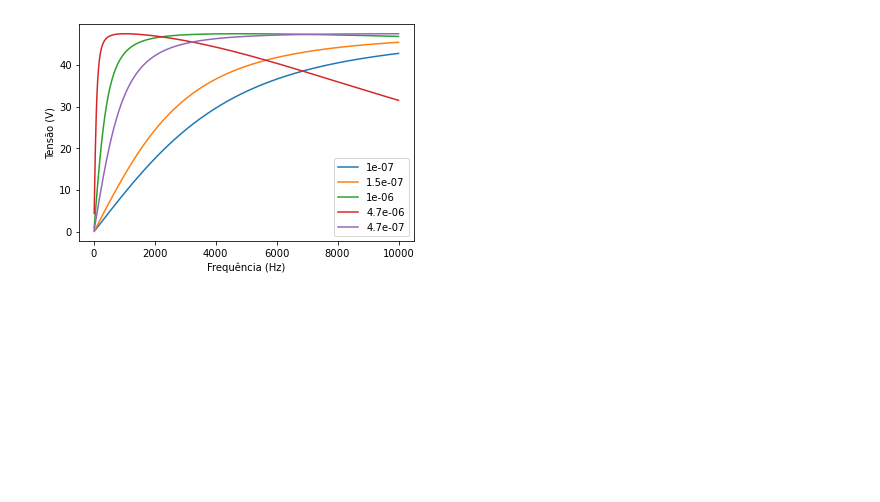
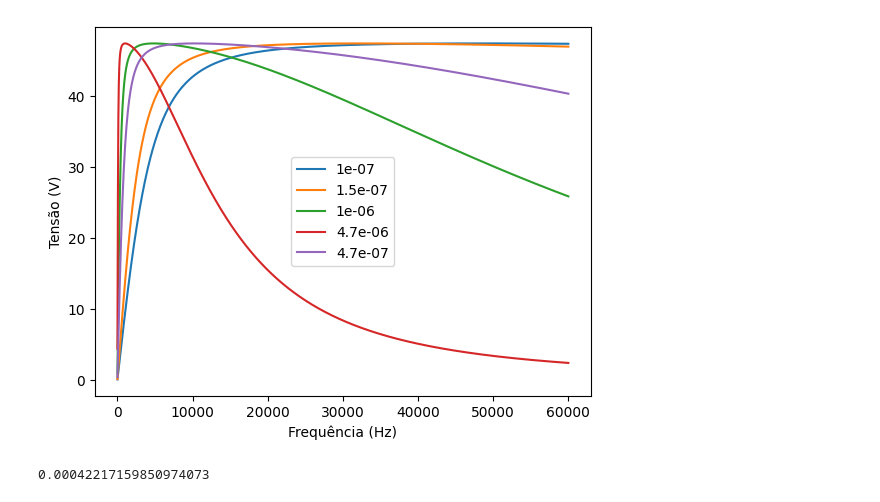
Before and after one commit to pedrofracassi/insper-eletromag-projeto, a Jupyter notebook: Calculo.ipynb, the cells around one changed output. Drawn from its saved outputs; the diff is of its cells as text; code cells hidden in the pictures; blank space fills up the shorter version.

Commit message:
Calculo da indutância e capacitância

```diff
--- a/Calculo.ipynb
+++ b/Calculo.ipynb
@@ -34,22 +34,27 @@ def calcula_transformador(Uf, Rc,Freq, R1, R2, L, C, K):
     return i[0], i[1], v2
 # %%
 Rc = 300 # 300 Ohms
-capacitor = [0.1e-6,150e-9,1e-6,4.7e-6,0.47e-6] # Valores de indutância em H
-frequencias = np.linspace(10, 10000, 1000) # Valores de frequencia em Hz (devia ser 6)
+capacitor = [0.1e-6,150e-9,1e-6,4.7e-6,0.47e-6] # Valores das capacitâncias em Farads
+frequencias = np.linspace(10, 60000, 1000) # Valores de frequencia em Hz
 
 for C in capacitor:
     V2=[]
     for f in frequencias:
         L = 1/(4*(pi**2) * (f**2) * C)
         i1, i2, v2 = calcula_transformador(Ufonte, Rcarga,f,R1,R2,L,C,K)
         V2.append(abs(v2))
 
     plt.plot(frequencias, V2)
     plt.xlabel('Frequência (Hz)')
     plt.ylabel('Tensão (V)')
     plt.legend(capacitor)
 
 
 plt.show()
 # %% [output]
-[figure, old version]
+[figure, new version]
+# %%
+L = 1/(4*(pi**2) * (30000**2) * 1.5e-7)
+print(L)
+# %% [output]
+0.00042217159850974073
```
